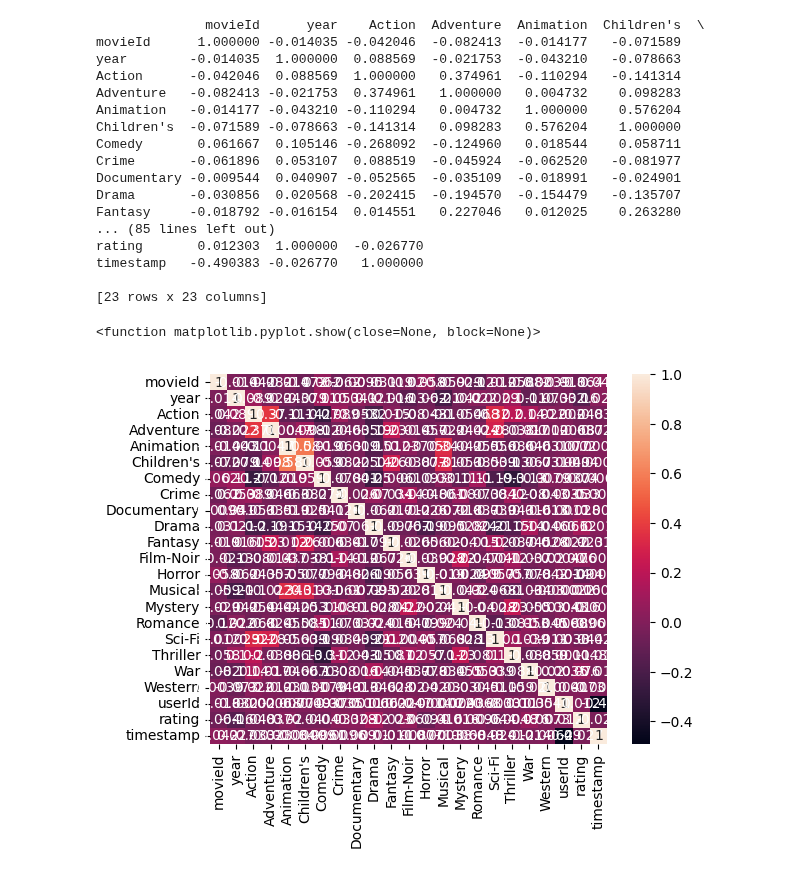
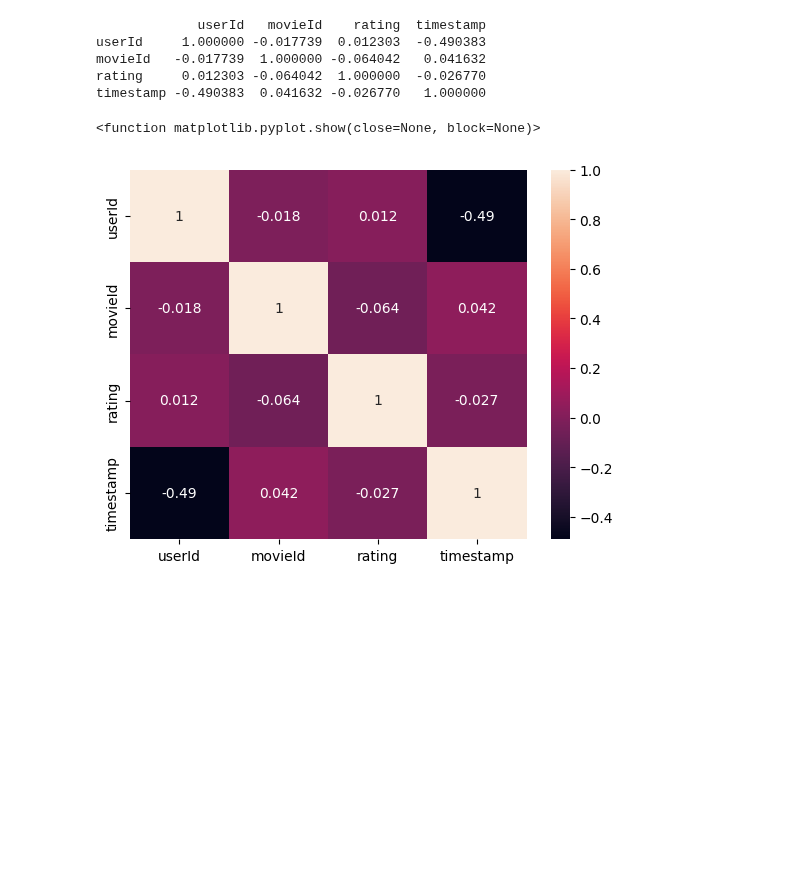
Before and after one commit to FabioArdi/morebo, a Jupyter notebook: EDA.ipynb, the cells around one changed output. Cells and saved outputs as stored; diff of their text form; code cells hidden in the pictures; blank space fills up the shorter version.

```diff
--- a/EDA.ipynb
+++ b/EDA.ipynb
@@ -31,31 +28,19 @@ merged = pd.read_csv('data/merged.csv', sep=';')
 movies = pd.read_csv('data/movies_meta_data.csv', sep=';', engine='python')
 users = pd.read_csv('data/users.dat', sep='::', engine='python', names=['userId', 'gender', 'age', 'occupation', 'zip-code'])
 ratings = pd.read_csv('data/ratings.dat', sep='::', engine='python', names=['userId', 'movieId', 'rating', 'timestamp'])
-
-corr_matrix = merged.corr()
-print(corr_matrix)
-sn.heatmap(corr_matrix, annot=True)
-plt.show
-# %% [output]
-              movieId      year    Action  Adventure  Animation  Children's  \
-movieId      1.000000 -0.014035 -0.042046  -0.082413  -0.014177   -0.071589
-year        -0.014035  1.000000  0.088569  -0.021753  -0.043210   -0.078663
-Action      -0.042046  0.088569  1.000000   0.374961  -0.110294   -0.141314
-Adventure   -0.082413 -0.021753  0.374961   1.000000   0.004732    0.098283
-Animation   -0.014177 -0.043210 -0.110294   0.004732   1.000000    0.576204
-Children's  -0.071589 -0.078663 -0.141314   0.098283   0.576204    1.000000
-Comedy       0.061667  0.105146 -0.268092  -0.124960   0.018544    0.058711
-Crime       -0.061896  0.053107  0.088519  -0.045924  -0.062520   -0.081977
-Documentary -0.009544  0.040907 -0.052565  -0.035109  -0.018991   -0.024901
-Drama       -0.030856  0.020568 -0.202415  -0.194570  -0.154479   -0.135707
-Fantasy     -0.018792 -0.016154  0.014551   0.227046   0.012025    0.263280
-... (85 lines left out)
-rating       0.012303  1.000000  -0.026770
-timestamp   -0.490383 -0.026770   1.000000
-
-[23 rows x 23 columns]
-<function matplotlib.pyplot.show(close=None, block=None)>
-[figure, removed]
+# %%
+corr_matrix = ratings.corr()
+print(corr_matrix)
+sn.heatmap(corr_matrix, annot=True)
+plt.show
+# %% [output]
+             userId   movieId    rating  timestamp
+userId     1.000000 -0.017739  0.012303  -0.490383
+movieId   -0.017739  1.000000 -0.064042   0.041632
+rating     0.012303 -0.064042  1.000000  -0.026770
+timestamp -0.490383  0.041632 -0.026770   1.000000
+<function matplotlib.pyplot.show(close=None, block=None)>
+[figure, added]
 # %%
 # Create a barchart for the number of movies for every genre
 movies['genres'].str.get_dummies(sep='|').sum().sort_values(ascending=False).plot(kind='bar', figsize=(20,10))
```
Also changed, not shown: parts of 9 cells of this notebook.
